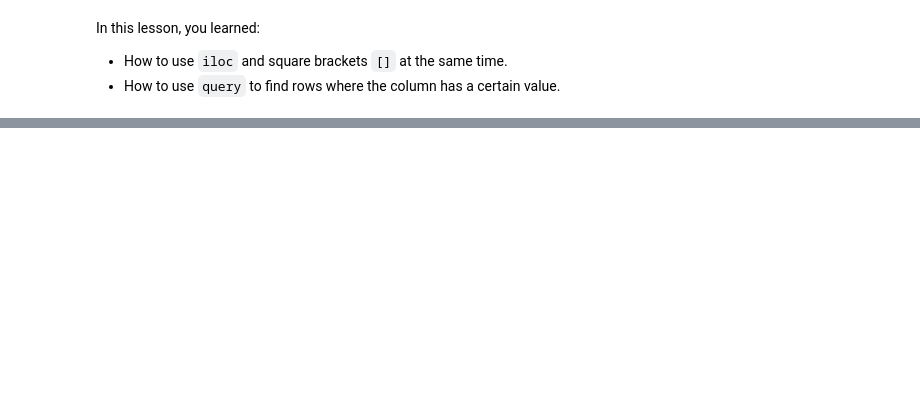
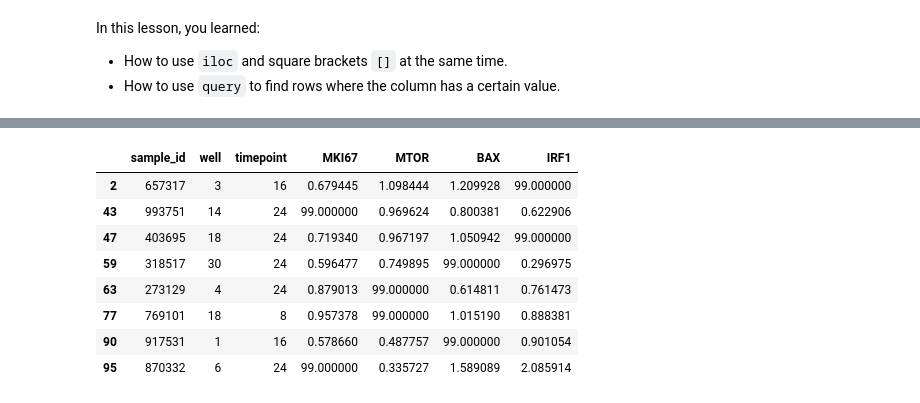
Before and after one commit to grkenney/WinSPIRE-HLC-Python, a Jupyter notebook: Notebooks/Day_2.2_Subsetting_and_Cleaning.ipynb, the cells around one changed output, grey strips where cells are left out. Cells and saved outputs as stored; diff of their text form; code cells hidden in the pictures; blank space fills up the shorter version.

```diff
--- a/Notebooks/Day_2.2_Subsetting_and_Cleaning.ipynb
+++ b/Notebooks/Day_2.2_Subsetting_and_Cleaning.ipynb
@@ -150,0 +345,13 @@ how do NAs come up???
+# %%
+# subset to rows where expression of any gene is 99
+df.query("MKI67 == 99 or MTOR == 99 or BAX == 99 or IRF1 == 99")
+# %% [output]
+|  | sample_id | well | timepoint | MKI67 | MTOR | BAX | IRF1 |
+| 2 | 657317 | 3 | 16 | 0.679445 | 1.098444 | 1.209928 | 99.000000 |
+| 43 | 993751 | 14 | 24 | 99.000000 | 0.969624 | 0.800381 | 0.622906 |
+| 47 | 403695 | 18 | 24 | 0.719340 | 0.967197 | 1.050942 | 99.000000 |
+| 59 | 318517 | 30 | 24 | 0.596477 | 0.749895 | 99.000000 | 0.296975 |
+| 63 | 273129 | 4 | 24 | 0.879013 | 99.000000 | 0.614811 | 0.761473 |
+| 77 | 769101 | 18 | 8 | 0.957378 | 99.000000 | 1.015190 | 0.888381 |
+| 90 | 917531 | 1 | 16 | 0.578660 | 0.487757 | 99.000000 | 0.901054 |
+| 95 | 870332 | 6 | 24 | 99.000000 | 0.335727 | 1.589089 | 2.085914 |
```
Also changed, not shown: parts of 73 cells of this notebook.
